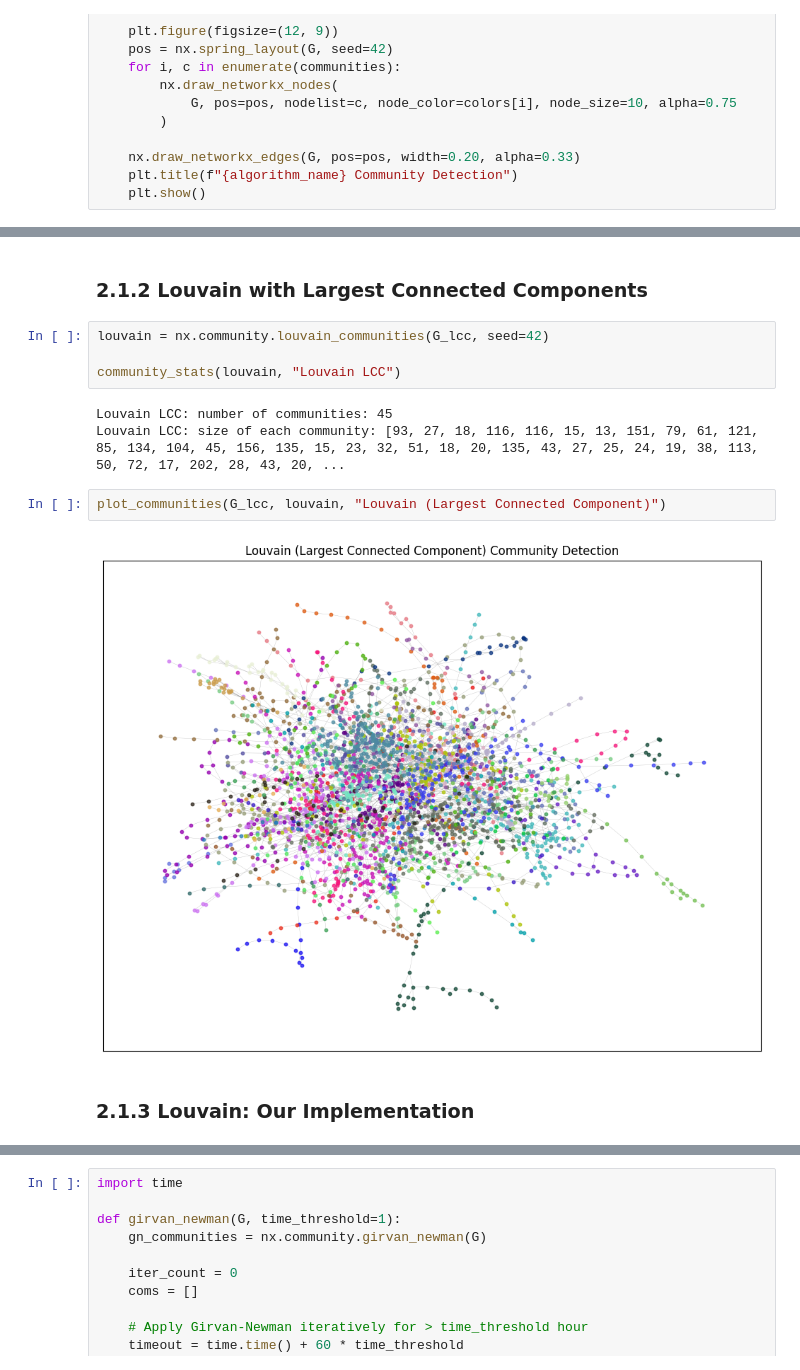
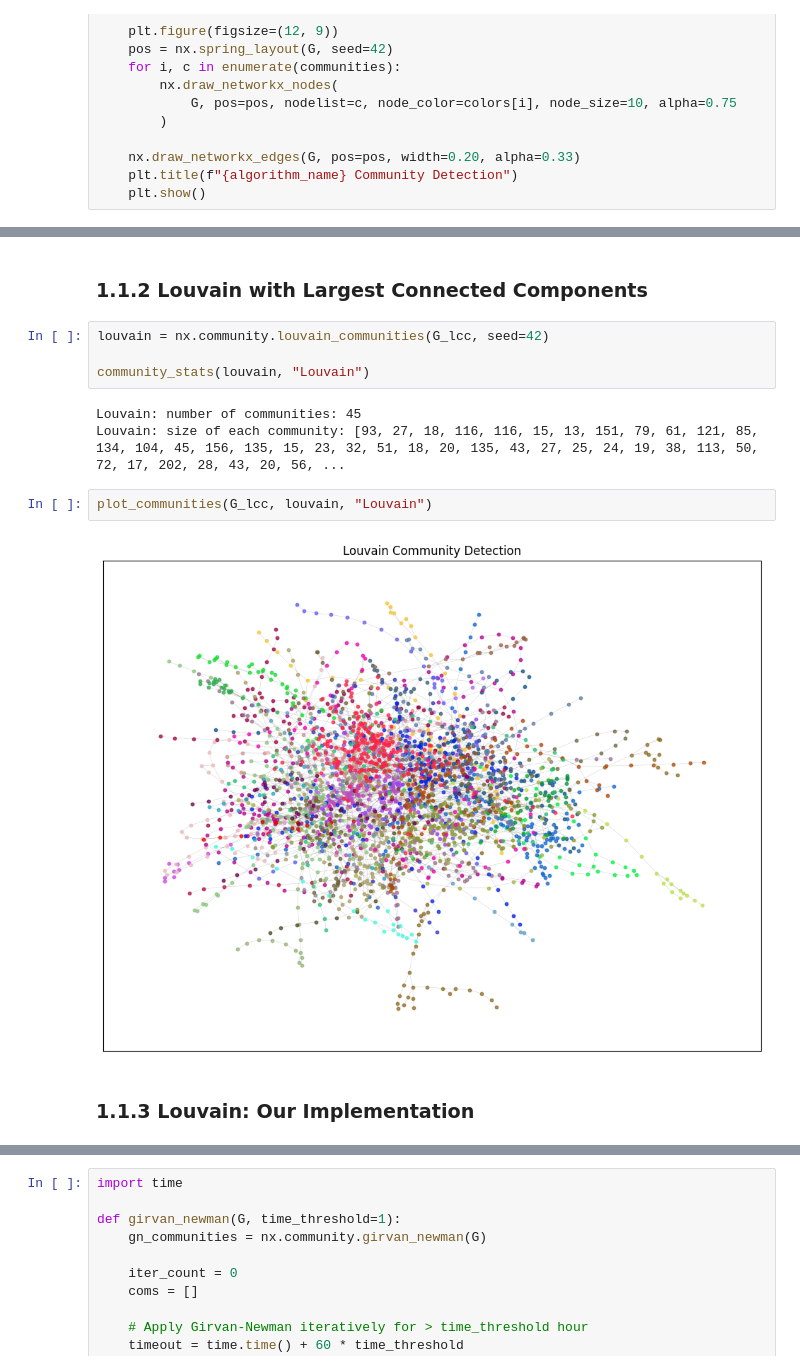
Before and after one commit to mattduerrmeier/sbb-analytics, a Jupyter notebook: community_detection.ipynb, the cells around one changed output, grey strips where cells are left out. Saved outputs shown, nothing was run; the diff lists cells and outputs as text.

```diff
--- a/community_detection.ipynb
+++ b/community_detection.ipynb
@@ -65,18 +71,18 @@ plot_communities(G, louvain, "Louvain")
 # %% [markdown]
-### 2.1.2 Louvain with Largest Connected Components
+### 1.1.2 Louvain with Largest Connected Components
 # %%
 louvain = nx.community.louvain_communities(G_lcc, seed=42)
 
-community_stats(louvain, "Louvain LCC")
+community_stats(louvain, "Louvain")
 # %% [output]
-Louvain LCC: number of communities: 45
-Louvain LCC: size of each community: [93, 27, 18, 116, 116, 15, 13, 151, 79, 61, 121, 85, 134, 104, 45, 156, 135, 15, 23, 32, 51, 18, 20, 135, 43, 27, 25, 24, 19, 38, 113, 50, 72, 17, 202, 28, 43, 20, ...
+Louvain: number of communities: 45
+Louvain: size of each community: [93, 27, 18, 116, 116, 15, 13, 151, 79, 61, 121, 85, 134, 104, 45, 156, 135, 15, 23, 32, 51, 18, 20, 135, 43, 27, 25, 24, 19, 38, 113, 50, 72, 17, 202, 28, 43, 20, 56, ...
 # %%
-plot_communities(G_lcc, louvain, "Louvain (Largest Connected Component)")
+plot_communities(G_lcc, louvain, "Louvain")
 # %% [output]
-[figure, old version]
+[figure, new version]
 # %% [markdown]
-### 2.1.3 Louvain: Our Implementation
+### 1.1.3 Louvain: Our Implementation
 # %%
 from louvain import louvain_implementation
 
```
Also changed, not shown: parts of 18 cells of this notebook, 1 other file.
